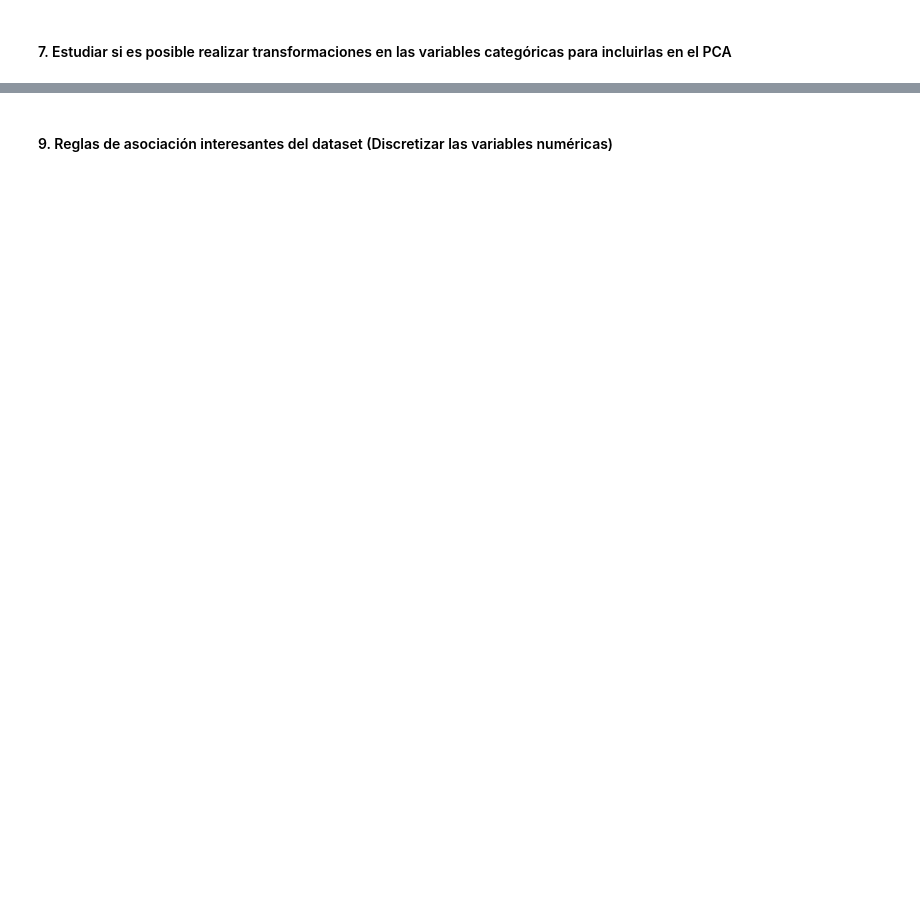
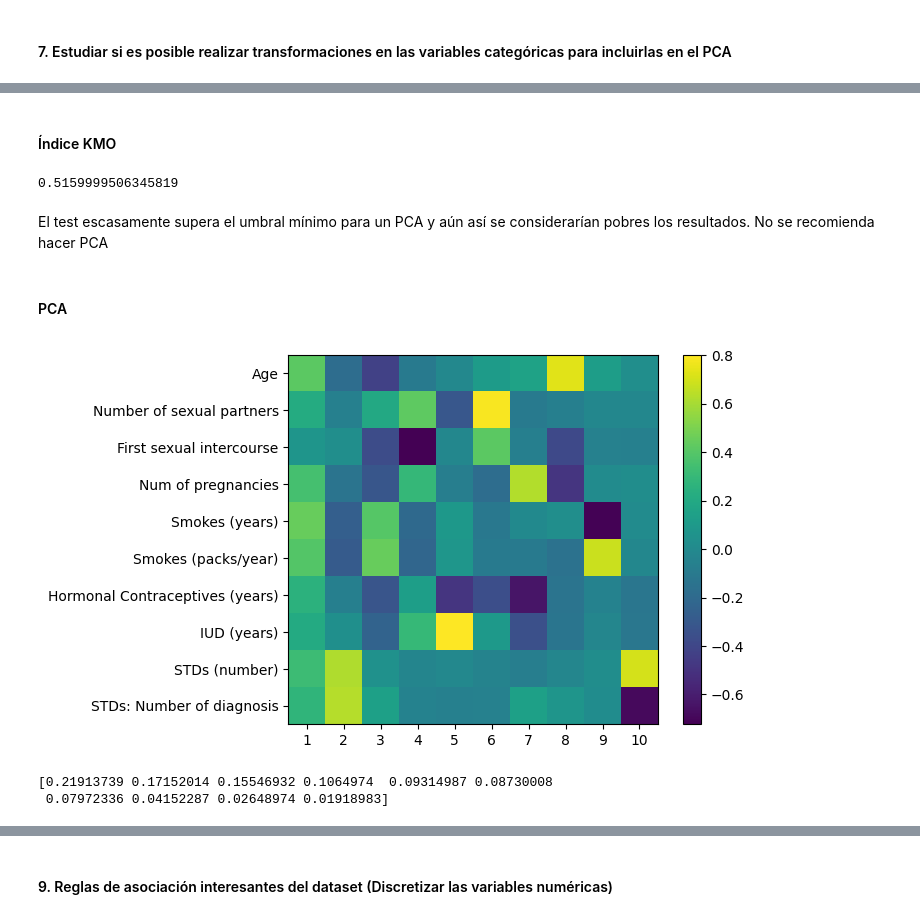
Before and after one commit to CrisLayB/DataScience_Lab01, a Jupyter notebook: lab-01.ipynb, the cells around one changed output, grey strips where cells are left out. Cells and saved outputs as stored; diff of their text form; code cells hidden in the pictures; blank space fills up the shorter version.

```diff
--- a/lab-01.ipynb
+++ b/lab-01.ipynb
@@ -484,0 +535,5 @@ Como se podrá ver se puede apreciar una tendencia muy interesante, se puede apr
+# %%
+numeric_columns = ['Age', 'Number of sexual partners', 'First sexual intercourse', 'Num of pregnancies',
+                   'Smokes (years)', 'Smokes (packs/year)', 'Hormonal Contraceptives (years)',
+                   'IUD (years)', 'STDs (number)', 'STDs: Number of diagnosis']
+data_numeric = data_frame[numeric_columns]
@@ -484,0 +551,40 @@ Como se podrá ver se puede apreciar una tendencia muy interesante, se puede apr
+# %% [markdown]
+#### Índice KMO
+# %%
+kmo_variables,kmo_modelo = calculate_kmo(data_numeric)
+kmo_modelo
+# %% [output]
+0.5159999506345819
+# %% [markdown]
+El test escasamente supera el umbral mínimo para un PCA y aún así se considerarían pobres los resultados. No se recomienda hacer PCA
+# %% [markdown]
+#### PCA
+# %%
+#Escalado de datos y extracción del PCA
+pca_pipe = make_pipeline(StandardScaler(),PCA())
+pca_pipe.fit(data_numeric)
+
+#Extraccion de los componentes del pipeline
+normalización = pca_pipe.named_steps['standardscaler']
+modelo_pca = pca_pipe.named_steps['pca']
+
+#Traslado al DF
+PCA_df = pd.DataFrame(
+    data = modelo_pca.components_,
+    columns = data_numeric.columns,
+    index = ['PC1','PC2','PC3','PC4','PC5','PC6','PC7','PC8','PC9','PC10'])
+# %%
+fig, ax = plt.subplots(nrows=1, ncols=1)
+componentes = modelo_pca.components_
+plt.imshow(componentes.T)
+plt.yticks(range(len(data_numeric.columns)), data_numeric.columns)
+plt.xticks(range(len(data_numeric.columns)), np.arange(modelo_pca.n_components_)+1)
+plt.grid(False)
+plt.colorbar();
+# %% [output]
+[figure, added]
+# %%
+print(modelo_pca.explained_variance_ratio_)
+# %% [output]
+[0.21913739 0.17152014 0.15546932 0.1064974  0.09314987 0.08730008
+ 0.07972336 0.04152287 0.02648974 0.01918983]
```
Also changed, not shown: parts of 16 cells of this notebook.
